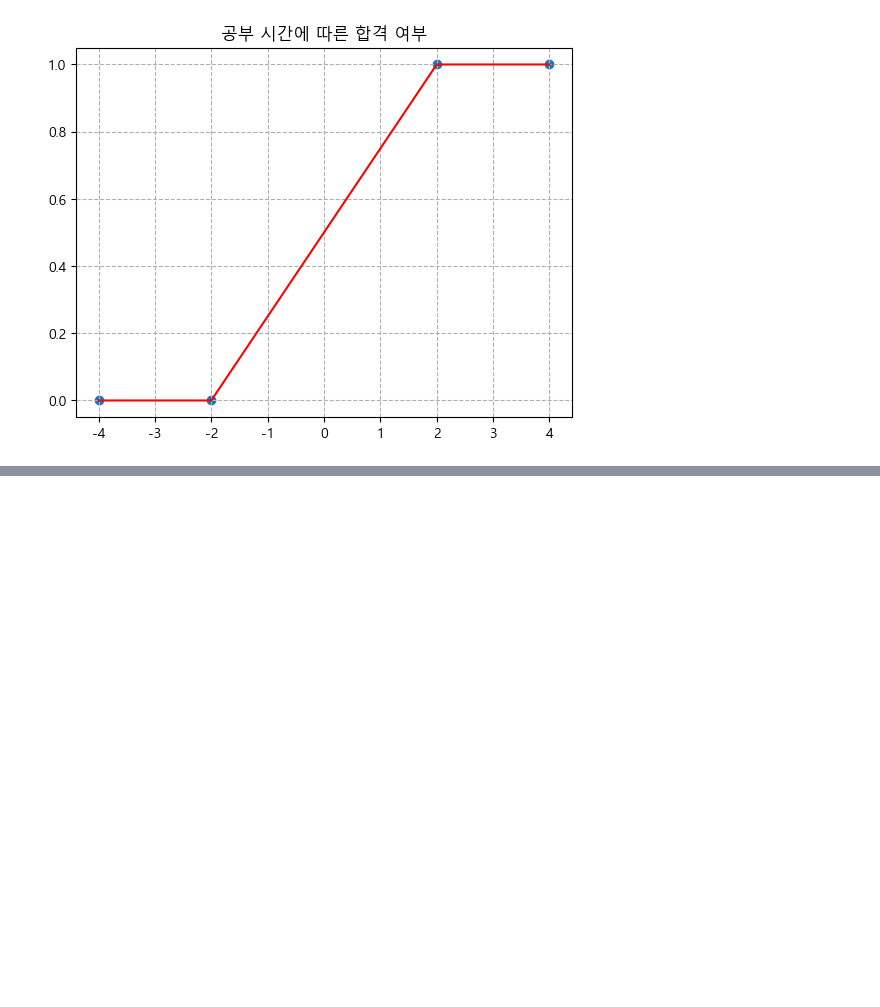
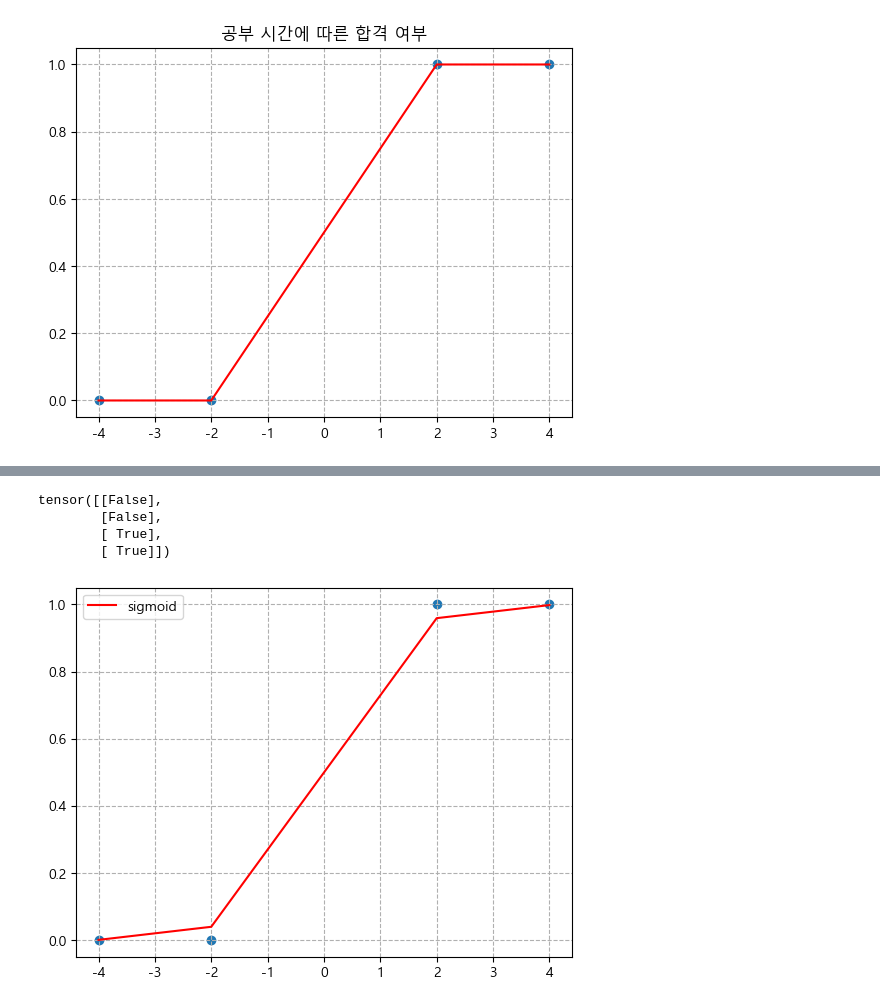
Before and after one commit to songseogyeong/study-machine_learning, a Jupyter notebook: b_classifier/j_logistic_regression.ipynb, the cells around one changed output, grey strips where cells are left out. Saved outputs shown, nothing was run; the diff lists cells and outputs as text; code cells hidden in the pictures; blank space fills up the shorter version.

```diff
--- a/b_classifier/j_logistic_regression.ipynb
+++ b/b_classifier/j_logistic_regression.ipynb
@@ -102,33 +135,34 @@ plt.show()
 import torch
 from torch.optim import SGD
 from torch.nn.functional import binary_cross_entropy
-# binary_cross_entropy: 이진분류, cross_entropy: 다중분류
 
+# 2차원 텐서 생성
 X_train = torch.FloatTensor([[-4], [-2], [2], [4]])
 y_train = torch.FloatTensor([[0], [0], [1], [1]])
 
+# 가중치 및 편향 초기화
 W = torch.zeros((1, 1), requires_grad=True)
 b = torch.zeros(1, requires_grad=True)
 
+# 최적화 알고리즘을 통해 가중치와 편향 업데이트
+# 학습률 지정 = lr
 optimizer = SGD([W, b], lr=0.01)
 
+# 반복 횟수 지정
 epochs = 1000
 
 for epoch in range(1, epochs + 1):
-    # 가설설정 (선형 결합)
     # H = 1 / (1 + torch.exp(-(X_train.matmul(W) + b)))
     H = torch.sigmoid(X_train.matmul(W) + b)
 
-    # 손실 함수
     # losses = -(y_train * torch.log(H) + (1 - y_train) * torch.log(1 - H))
     # loss = losses.mean()
-    # 가설과 예측값 넣어주기
     loss = binary_cross_entropy(H, y_train)
 
-    # 기울기 초기화
     optimizer.zero_grad()
     loss.backward()
     optimizer.step()
 
     if epoch % 100 == 0:
-        print('{}')
+        print('{:4d}/{}: W: {:.4f}, b: {:.4f} Loss: {:.4f}'\
+          .format(epoch, epochs, W.item(), b.item(), loss.item()))
@@ -139,0 +180,24 @@ H >= 0.5
+# %%
+# 양성 및 음성 여부 확인
+H >= 0.5
+# %% [output]
+tensor([[False],
+        [False],
+        [ True],
+        [ True]])
+# %%
+import numpy as np
+import matplotlib.pyplot as plt
+
+# 한글 폰트 가져오기
+plt.rcParams['font.family'] ='Malgun Gothic'
+plt.rcParams['axes.unicode_minus'] =False
+
+plt.scatter(X_train, y_train)
+# detach = PyTorch 텐서를 그래프에서 분리
+plt.plot(X_train, H.detach(), color="red", label='sigmoid')
+plt.grid(visible=True, linestyle='--')
+plt.legend()
+plt.show()
+# %% [output]
+[figure, added]
```
Also changed, not shown: parts of 23 cells of this notebook, 7 other files.
